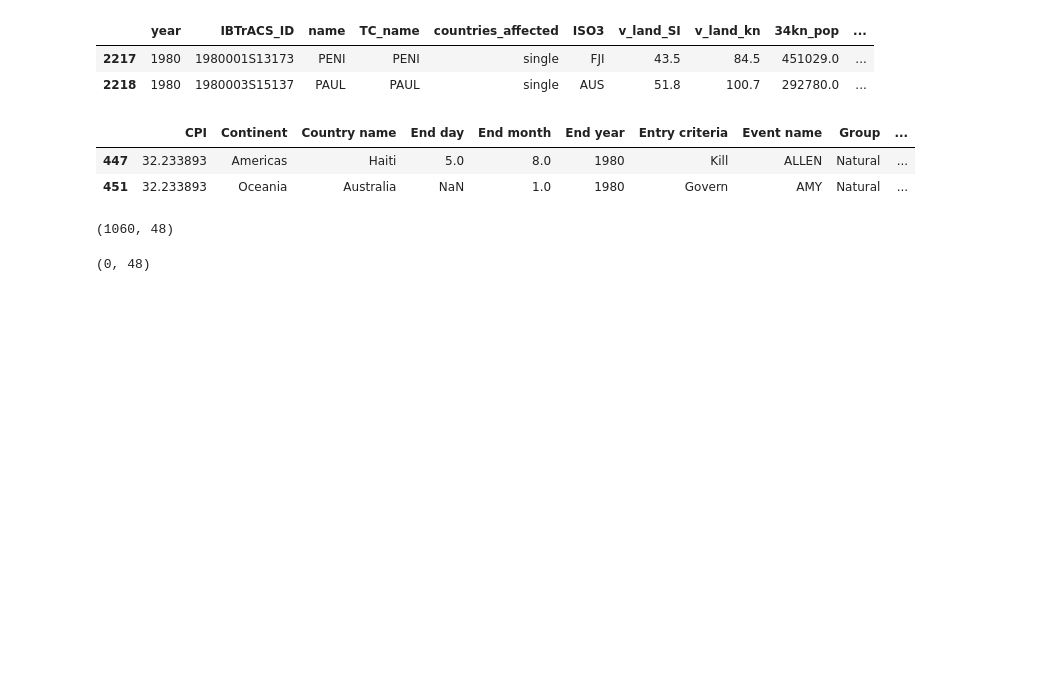
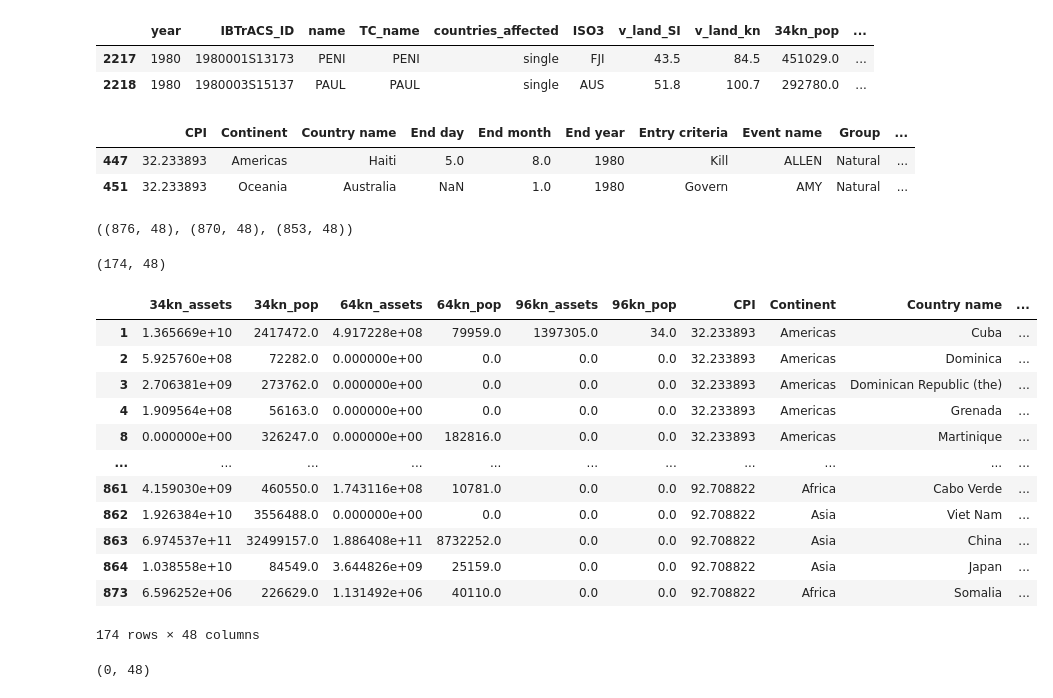
Before and after one commit to OmdenaAI/wfpdisrel, a Jupyter notebook: #task2-Data Wrangling/emdat_tcedat_merge.ipynb, the cells around one changed output. Cells and saved outputs as stored; diff of their text form; code cells hidden in the pictures; blank space fills up the shorter version.

Commit message:
Include ISO as merge criteria

```diff
--- a/#task2-Data Wrangling/emdat_tcedat_merge.ipynb
+++ b/#task2-Data Wrangling/emdat_tcedat_merge.ipynb
@@ -96,5 +116,6 @@ emdat_noname_df.shape
 # %%
+### Order of columns not the same. Enforce uniformity
 emdat_noname_df = pd.concat([emdat_noname_df.loc[~emdat_noname_df.index.isin(indexes)],
-                             ext_subset_emdat], sort=True)
+                             ext_subset_emdat[emdat_noname_df.columns.values]], sort=True)
 # %%
 emdat_noname_df['Event name'].unique()
@@ -321,13 +371,33 @@ emdat_noname_df.head(2)
 | 447 | 32.233893 | Americas | Haiti | 5.0 | 8.0 | 1980 | Kill | ALLEN | Natural | ... |
 | 451 | 32.233893 | Oceania | Australia | NaN | 1.0 | 1980 | Govern | AMY | Natural | ... |
 # %%
-merged_one = pd.merge(tcedf_copy, emdat_noname_df, left_on=['TC_name', 'year'], right_on=['Event name', 'Year'])
-merged_two = pd.merge(tcedf_copy, emdat_noname_df, left_on=['name', 'year'], right_on=['Event name', 'Year'])
+merged_one = pd.merge(tcedf_copy, emdat_noname_df, left_on=['TC_name', 'year', 'ISO3'], right_on=['Event name', 'Year', 'ISO'])
+merged_two = pd.merge(tcedf_copy, emdat_noname_df, left_on=['name', 'year', 'ISO3'], right_on=['Event name', 'Year', 'ISO'])
 merged = pd.concat([merged_one, merged_two], sort=True).drop_duplicates()
+# %%
+merged_one.shape, merged_two.shape, merged.shape
+# %% [output]
+((876, 48), (870, 48), (853, 48))
 # %%
 merged[merged['Total affected'].isna()].shape
 # %% [output]
-(1060, 48)
+(174, 48)
+# %%
+merged[merged['Total affected'].isna()]
+# %% [output]
+|  | 34kn_assets | 34kn_pop | 64kn_assets | 64kn_pop | 96kn_assets | 96kn_pop | CPI | Continent | Country name | ... |
+| 1 | 1.365669e+10 | 2417472.0 | 4.917228e+08 | 79959.0 | 1397305.0 | 34.0 | 32.233893 | Americas | Cuba | ... |
+| 2 | 5.925760e+08 | 72282.0 | 0.000000e+00 | 0.0 | 0.0 | 0.0 | 32.233893 | Americas | Dominica | ... |
+| 3 | 2.706381e+09 | 273762.0 | 0.000000e+00 | 0.0 | 0.0 | 0.0 | 32.233893 | Americas | Dominican Republic (the) | ... |
+| 4 | 1.909564e+08 | 56163.0 | 0.000000e+00 | 0.0 | 0.0 | 0.0 | 32.233893 | Americas | Grenada | ... |
+| 8 | 0.000000e+00 | 326247.0 | 0.000000e+00 | 182816.0 | 0.0 | 0.0 | 32.233893 | Americas | Martinique | ... |
+| ... | ... | ... | ... | ... | ... | ... | ... | ... | ... | ... |
+| 861 | 4.159030e+09 | 460550.0 | 1.743116e+08 | 10781.0 | 0.0 | 0.0 | 92.708822 | Africa | Cabo Verde | ... |
+| 862 | 1.926384e+10 | 3556488.0 | 0.000000e+00 | 0.0 | 0.0 | 0.0 | 92.708822 | Asia | Viet Nam | ... |
+| 863 | 6.974537e+11 | 32499157.0 | 1.886408e+11 | 8732252.0 | 0.0 | 0.0 | 92.708822 | Asia | China | ... |
+| 864 | 1.038558e+10 | 84549.0 | 3.644826e+09 | 25159.0 | 0.0 | 0.0 | 92.708822 | Asia | Japan | ... |
+| 873 | 6.596252e+06 | 226629.0 | 1.131492e+06 | 40110.0 | 0.0 | 0.0 | 92.708822 | Africa | Somalia | ... |
+174 rows × 48 columns
 # %%
 merged[merged['64kn_pop'].isna()].shape
 # %% [output]
```
Also changed, not shown: parts of 11 cells of this notebook.
